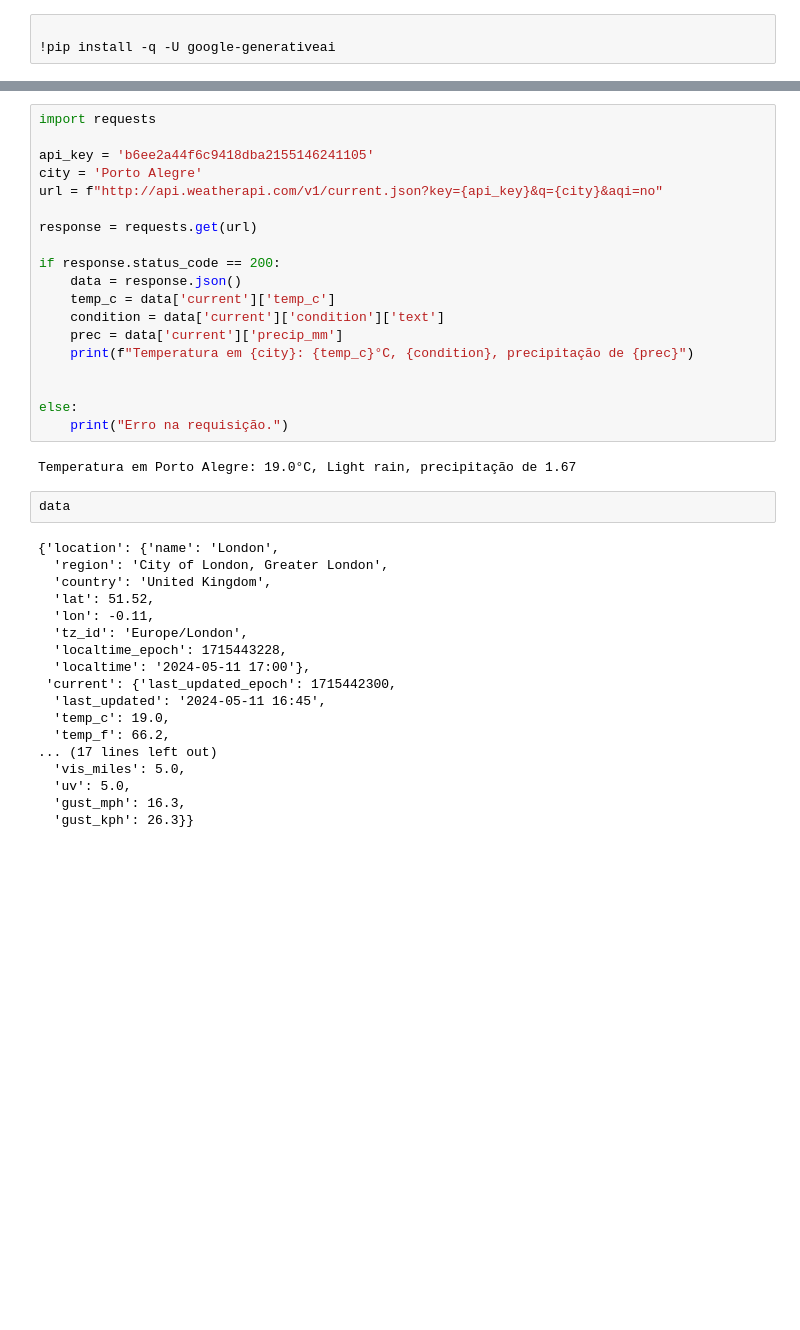
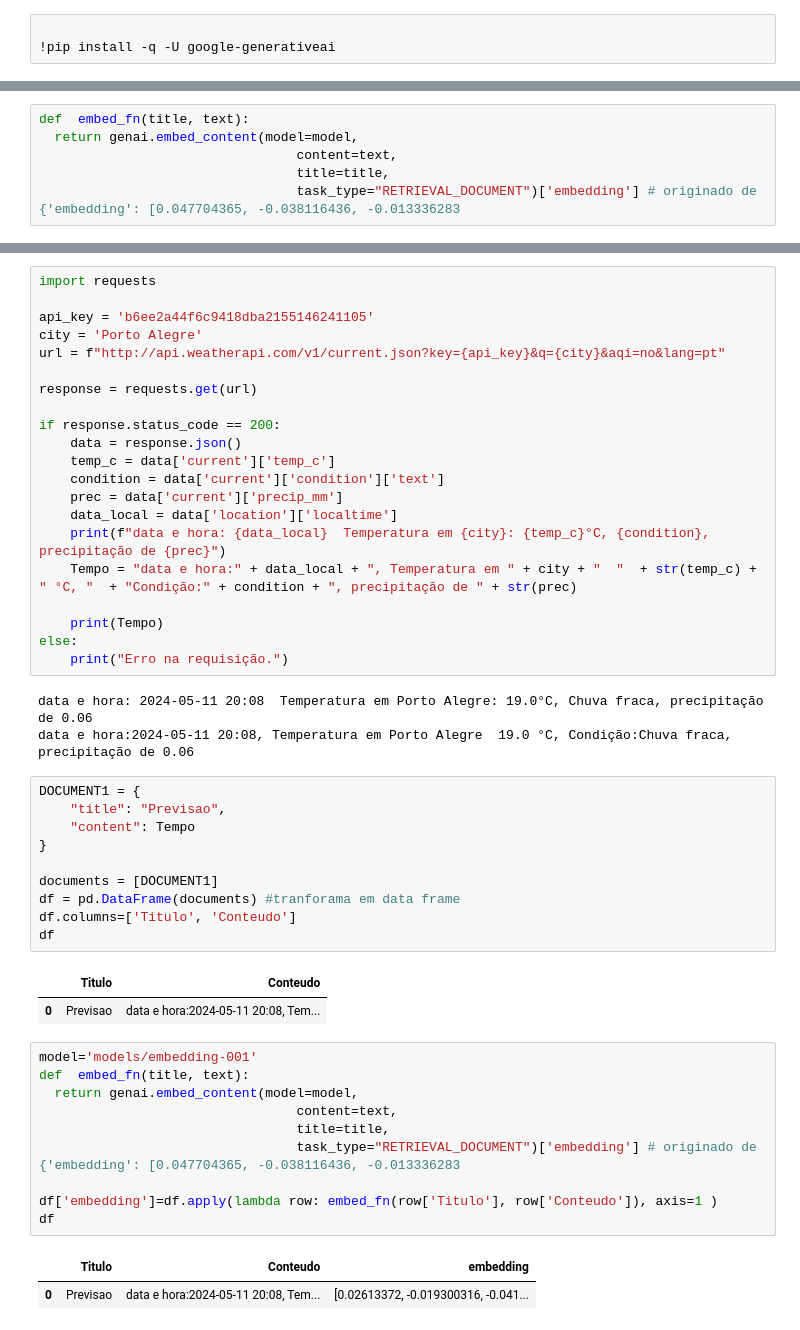
Before and after one commit to LAnGallego/AlertaEnchente, a Jupyter notebook: AlertaEnchente.ipynb, the cells around one changed output, grey strips where cells are left out. Cells and saved outputs as stored; diff of their text form; blank space fills up the shorter version.

```diff
--- a/AlertaEnchente.ipynb
+++ b/AlertaEnchente.ipynb
@@ -60,0 +39,6 @@ KeyError: 'main'
+# %%
+def  embed_fn(title, text):
+  return genai.embed_content(model=model,
+                                 content=text,
+                                 title=title,
+                                 task_type="RETRIEVAL_DOCUMENT")['embedding'] # originado de {'embedding': [0.047704365, -0.038116436, -0.013336283
@@ -63,7 +56,7 @@ import requests
 
 api_key = 'b6ee2a44f6c9418dba2155146241105'
 city = 'Porto Alegre'
-url = f"http://api.weatherapi.com/v1/current.json?key={api_key}&q={city}&aqi=no"
+url = f"http://api.weatherapi.com/v1/current.json?key={api_key}&q={city}&aqi=no&lang=pt"
 
 response = requests.get(url)
 
@@ -72,30 +65,39 @@ if response.status_code == 200:
     temp_c = data['current']['temp_c']
     condition = data['current']['condition']['text']
     prec = data['current']['precip_mm']
-    print(f"Temperatura em {city}: {temp_c}°C, {condition}, precipitação de {prec}")
+    data_local = data['location']['localtime']
+    print(f"data e hora: {data_local}  Temperatura em {city}: {temp_c}°C, {condition}, precipitação de {prec}")
+    Tempo = "data e hora:" + data_local + ", Temperatura em " + city + "  "  + str(temp_c) + " °C, "  + "Condição:" + condition + ", precipitação de " + str(prec)
 
-
+    print(Tempo)
 else:
     print("Erro na requisição.")
 # %% [output]
-Temperatura em Porto Alegre: 19.0°C, Light rain, precipitação de 1.67
+data e hora: 2024-05-11 20:08  Temperatura em Porto Alegre: 19.0°C, Chuva fraca, precipitação de 0.06
+data e hora:2024-05-11 20:08, Temperatura em Porto Alegre  19.0 °C, Condição:Chuva fraca, precipitação de 0.06
-# %%
-data
-# %% [output]
-{'location': {'name': 'London',
-  'region': 'City of London, Greater London',
-  'country': 'United Kingdom',
-  'lat': 51.52,
-  'lon': -0.11,
-  'tz_id': 'Europe/London',
-  'localtime_epoch': 1715443228,
-  'localtime': '2024-05-11 17:00'},
- 'current': {'last_updated_epoch': 1715442300,
-  'last_updated': '2024-05-11 16:45',
-  'temp_c': 19.0,
-  'temp_f': 66.2,
-... (17 lines left out)
-  'vis_miles': 5.0,
-  'uv': 5.0,
-  'gust_mph': 16.3,
-  'gust_kph': 26.3}}
+# %%
+DOCUMENT1 = {
+    "title": "Previsao",
+    "content": Tempo
+}
+
+documents = [DOCUMENT1]
+df = pd.DataFrame(documents) #tranforama em data frame
+df.columns=['Titulo', 'Conteudo']
+df
+# %% [output]
+|  | Titulo | Conteudo |
+| 0 | Previsao | data e hora:2024-05-11 20:08, Tem... |
+# %%
+model='models/embedding-001'
+def  embed_fn(title, text):
+  return genai.embed_content(model=model,
+                                 content=text,
+                                 title=title,
+                                 task_type="RETRIEVAL_DOCUMENT")['embedding'] # originado de {'embedding': [0.047704365, -0.038116436, -0.013336283
+
+df['embedding']=df.apply(lambda row: embed_fn(row['Titulo'], row['Conteudo']), axis=1 )
+df
+# %% [output]
+|  | Titulo | Conteudo | embedding |
+| 0 | Previsao | data e hora:2024-05-11 20:08, Tem... | [0.02613372, -0.019300316, -0.041... |
```
Also changed, not shown: parts of 8 cells of this notebook.
